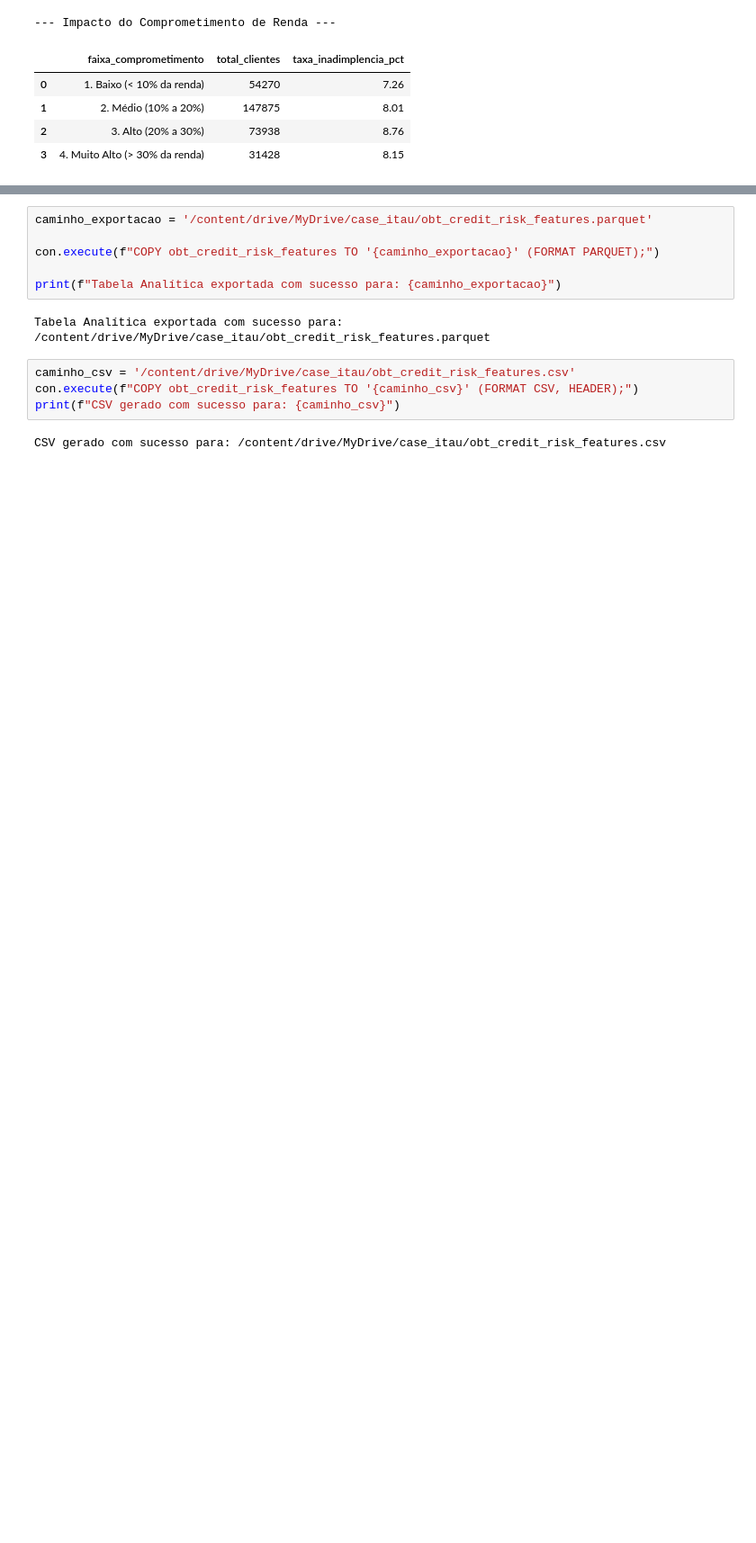
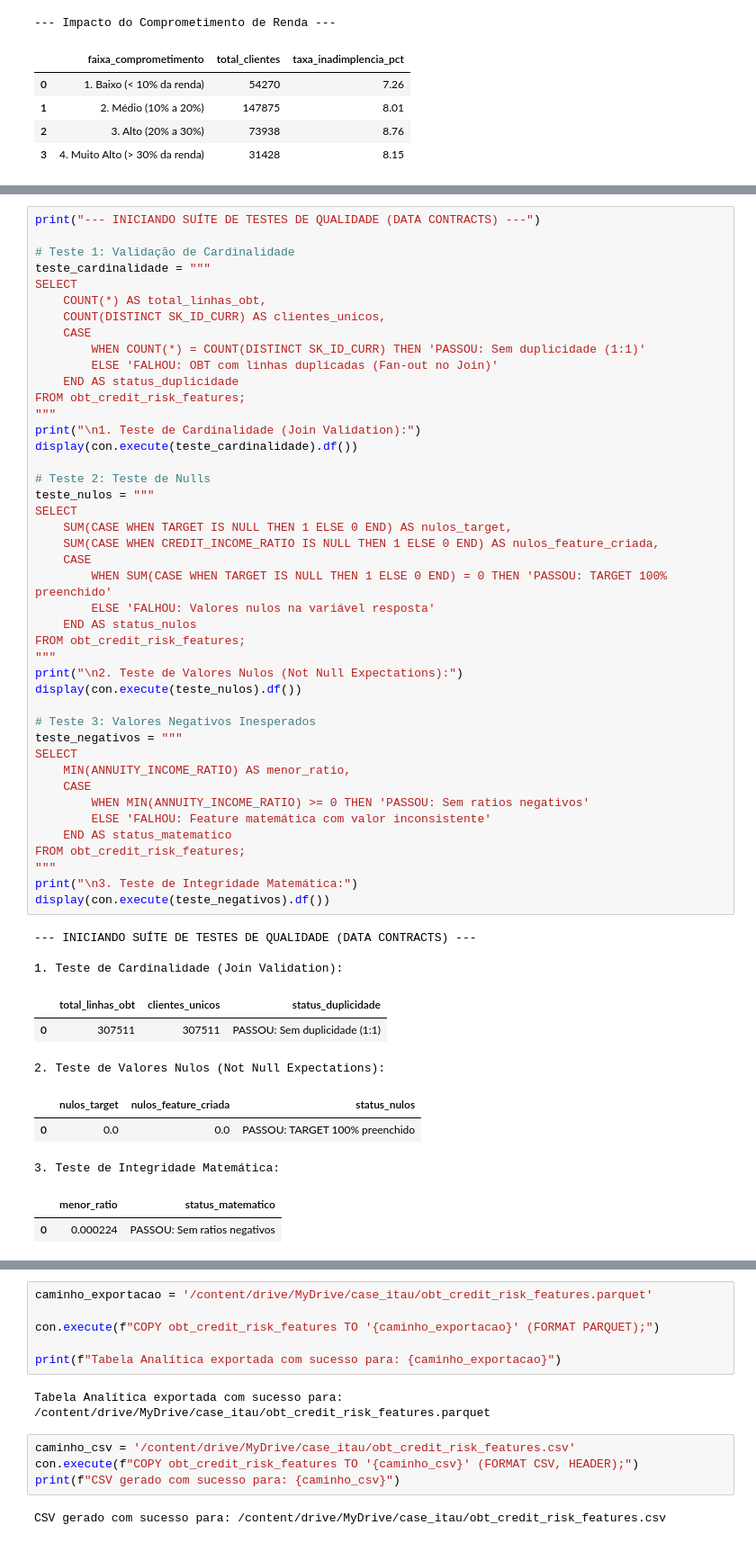
Before and after one commit to carlinha584/credit-risk-analytics, a Jupyter notebook: case_itau_ea.ipynb, the cells around one changed output, grey strips where cells are left out. Shown at 90% size. Drawn from its saved outputs; the diff is of its cells as text; blank space fills up the shorter version.

```diff
--- a/case_itau_ea.ipynb
+++ b/case_itau_ea.ipynb
@@ -318 +320,56 @@ display(con.execute(query_comprometimento).df())
+# %%
+print("--- INICIANDO SUÍTE DE TESTES DE QUALIDADE (DATA CONTRACTS) ---")
+
+# Teste 1: Validação de Cardinalidade
+teste_cardinalidade = """
+SELECT
+    COUNT(*) AS total_linhas_obt,
+    COUNT(DISTINCT SK_ID_CURR) AS clientes_unicos,
+    CASE
+        WHEN COUNT(*) = COUNT(DISTINCT SK_ID_CURR) THEN 'PASSOU: Sem duplicidade (1:1)'
+        ELSE 'FALHOU: OBT com linhas duplicadas (Fan-out no Join)'
+    END AS status_duplicidade
+FROM obt_credit_risk_features;
+"""
+print("\n1. Teste de Cardinalidade (Join Validation):")
+display(con.execute(teste_cardinalidade).df())
+
+# Teste 2: Teste de Nulls
+teste_nulos = """
+SELECT
+    SUM(CASE WHEN TARGET IS NULL THEN 1 ELSE 0 END) AS nulos_target,
+    SUM(CASE WHEN CREDIT_INCOME_RATIO IS NULL THEN 1 ELSE 0 END) AS nulos_feature_criada,
+    CASE
+        WHEN SUM(CASE WHEN TARGET IS NULL THEN 1 ELSE 0 END) = 0 THEN 'PASSOU: TARGET 100% preenchido'
+        ELSE 'FALHOU: Valores nulos na variável resposta'
+    END AS status_nulos
+FROM obt_credit_risk_features;
+"""
+print("\n2. Teste de Valores Nulos (Not Null Expectations):")
+display(con.execute(teste_nulos).df())
+
+# Teste 3: Valores Negativos Inesperados
+teste_negativos = """
+SELECT
+    MIN(ANNUITY_INCOME_RATIO) AS menor_ratio,
+    CASE
+        WHEN MIN(ANNUITY_INCOME_RATIO) >= 0 THEN 'PASSOU: Sem ratios negativos'
+        ELSE 'FALHOU: Feature matemática com valor inconsistente'
+    END AS status_matematico
+FROM obt_credit_risk_features;
+"""
+print("\n3. Teste de Integridade Matemática:")
+display(con.execute(teste_negativos).df())
+# %% [output]
+--- INICIANDO SUÍTE DE TESTES DE QUALIDADE (DATA CONTRACTS) ---
+
+1. Teste de Cardinalidade (Join Validation):
+|  | total_linhas_obt | clientes_unicos | status_duplicidade |
+| 0 | 307511 | 307511 | PASSOU: Sem duplicidade (1:1) |
+2. Teste de Valores Nulos (Not Null Expectations):
+|  | nulos_target | nulos_feature_criada | status_nulos |
+| 0 | 0.0 | 0.0 | PASSOU: TARGET 100% preenchido |
+3. Teste de Integridade Matemática:
+|  | menor_ratio | status_matematico |
+| 0 | 0.000224 | PASSOU: Sem ratios negativos |
 # %% [markdown]
```
Also changed, not shown: parts of 3 cells of this notebook.
